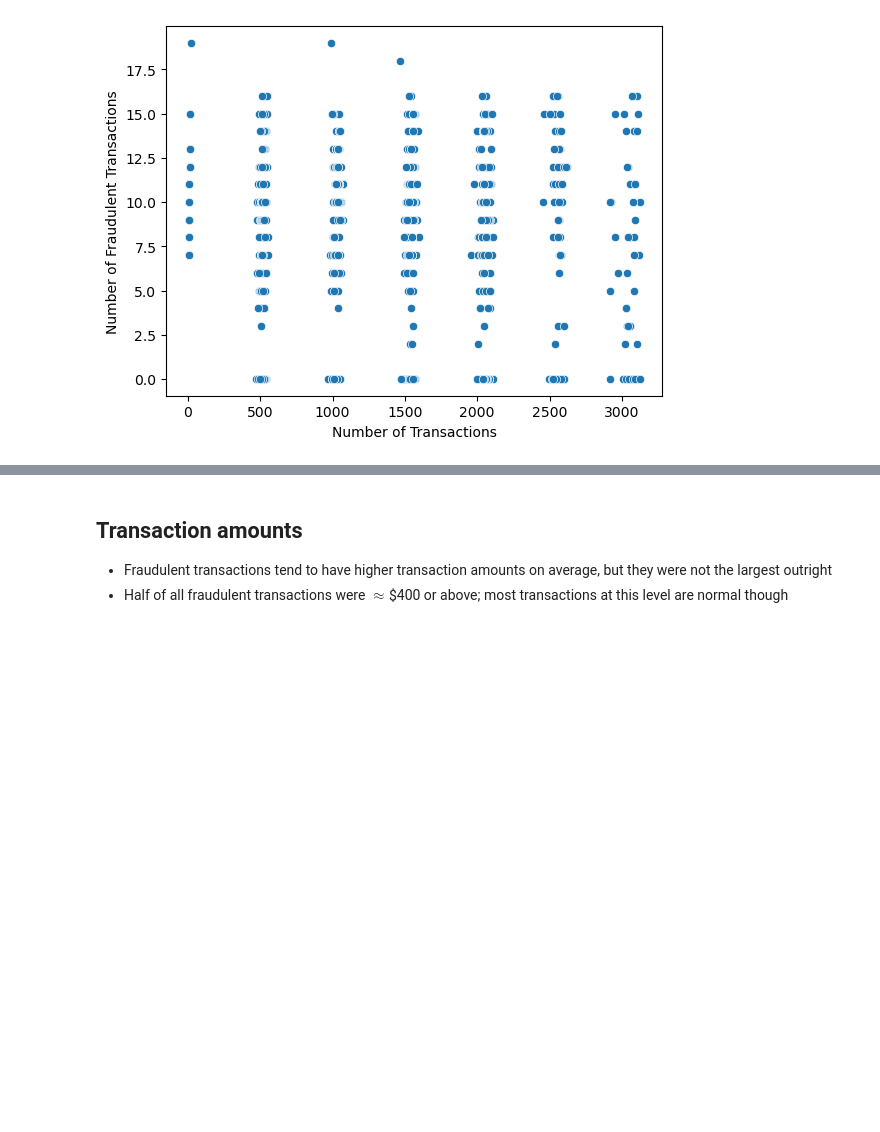
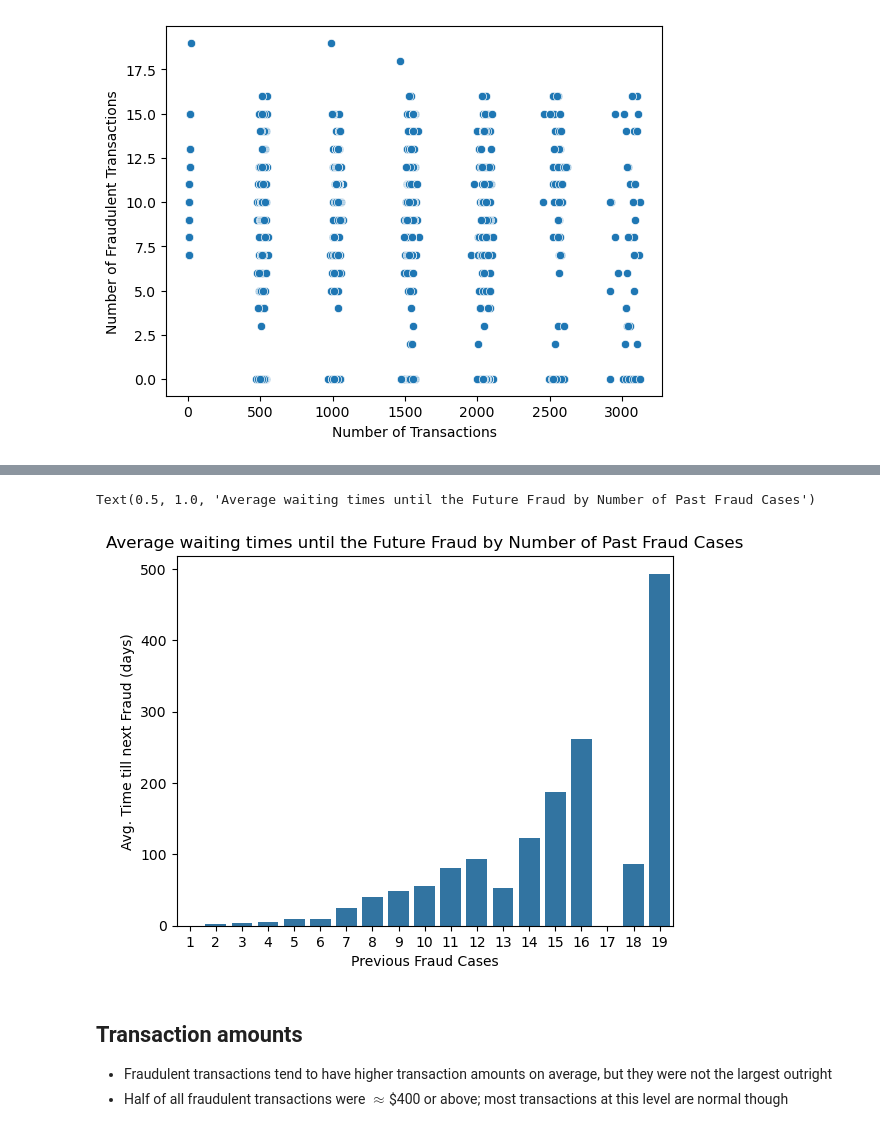
Before and after one commit to glebpnkv/fin_crime, a Jupyter notebook: 1_eda.ipynb, the cells around one changed output, grey strips where cells are left out. Cells and saved outputs as stored; diff of their text form; code cells hidden in the pictures; blank space fills up the shorter version.

```diff
--- a/1_eda.ipynb
+++ b/1_eda.ipynb
@@ -242,3 +315,24 @@ sns.scatterplot(
+# %%
+df_plot = df.groupby(['cc_num', 'is_fraud_cumsum'])['fraud_wait_time'].max().to_frame().groupby(
+    'is_fraud_cumsum'
+)['fraud_wait_time'].agg(['mean', 'count']).reset_index()
+
+df_plot = df_plot.rename(
+    columns={
+        "mean": "Avg. Time till next Fraud (days)",
+        "is_fraud_cumsum": "Previous Fraud Cases"
+    }
+)
+# %%
+sns.barplot(
+    data=df_plot.loc[df_plot["Previous Fraud Cases"] > 0],
+    x="Previous Fraud Cases",
+    y="Avg. Time till next Fraud (days)"
+)
+plt.title('Average waiting times until the Future Fraud by Number of Past Fraud Cases')
+# %% [output]
+Text(0.5, 1.0, 'Average waiting times until the Future Fraud by Number of Past Fraud Cases')
+[figure, added]
 # %% [markdown]
 ## Transaction amounts
 - Fraudulent transactions tend to have higher transaction amounts on average, but they were not the largest outright
```
Also changed, not shown: parts of 16 cells of this notebook, 1 other file.
